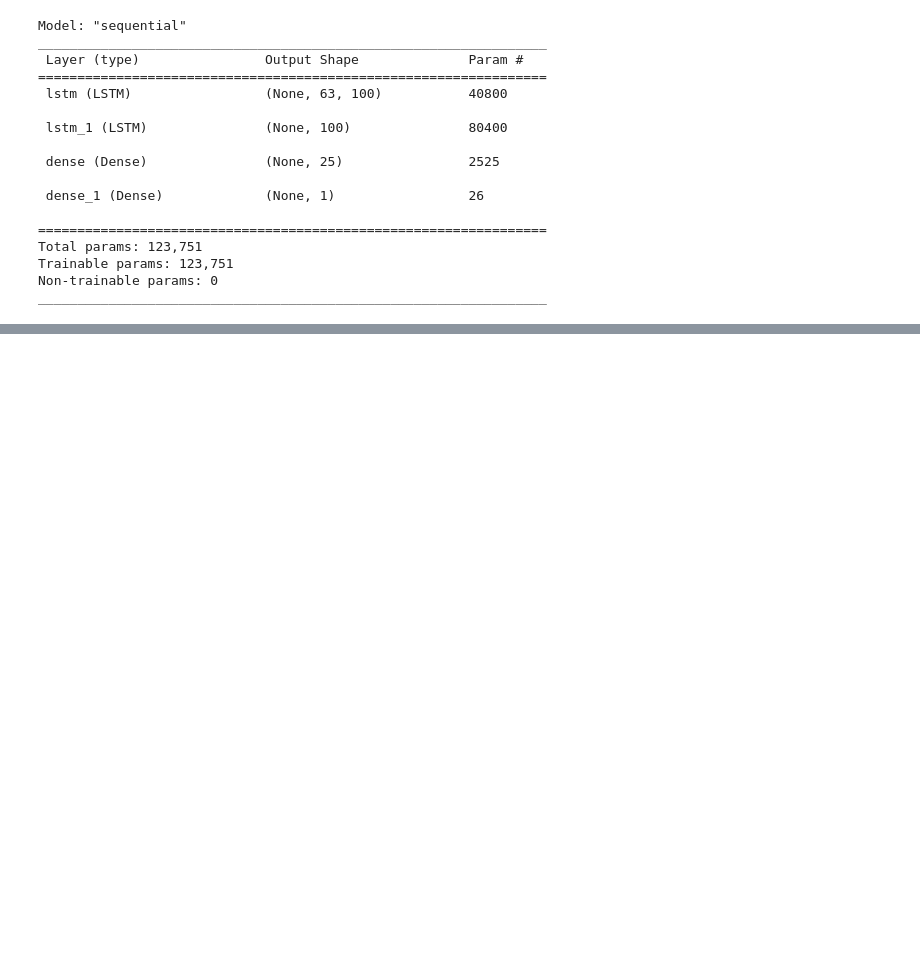
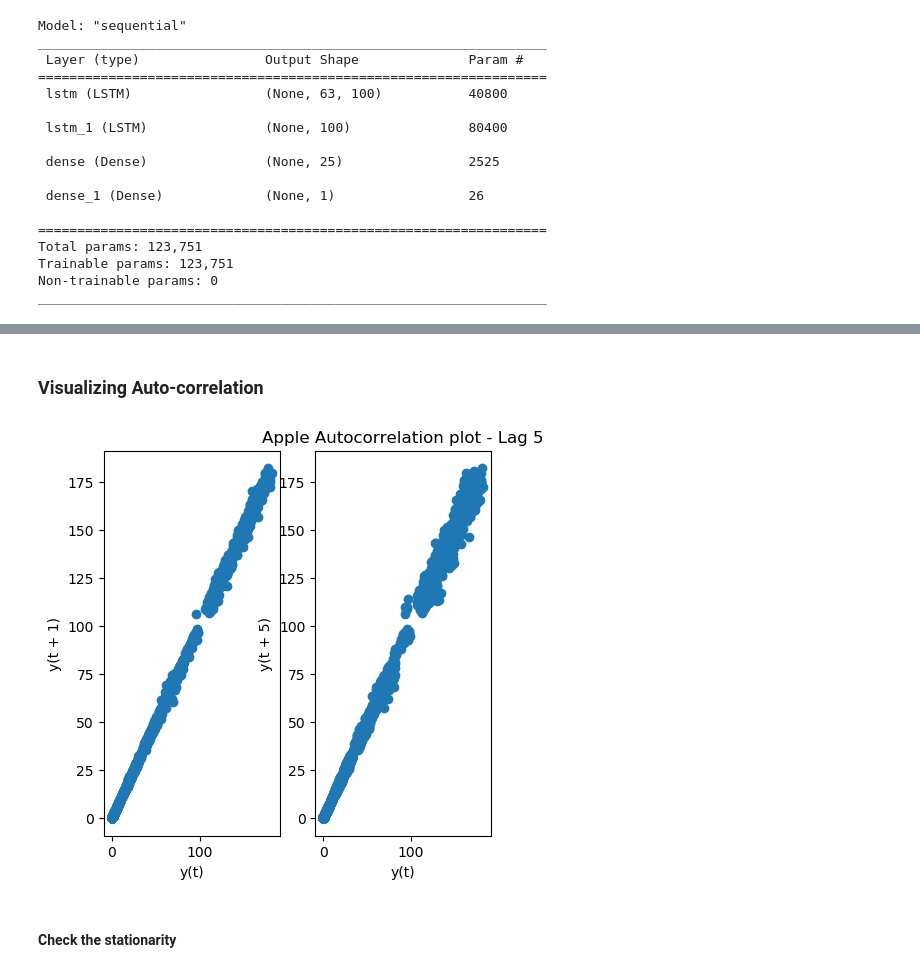
Before and after one commit to rubenren/DataSets, a Jupyter notebook: Model Testing.ipynb, the cells around one changed output, grey strips where cells are left out. Cells and saved outputs as stored; diff of their text form; code cells hidden in the pictures; blank space fills up the shorter version.

```diff
--- a/Model Testing.ipynb
+++ b/Model Testing.ipynb
@@ -196,0 +251,16 @@ get_best_model()
+# %% [markdown]
+### Visualizing Auto-correlation
+# %%
+from pandas.plotting import lag_plot
+
+fig, ax = plt.subplots(1, 2, figsize=(5,5))
+
+lag_plot(df['Close'], lag=1, ax=ax[0])
+plt.title('Apple Autocorrelation plot - Lag 1')
+
+lag_plot(df['Close'], lag=5, ax=ax[1])
+plt.title('Apple Autocorrelation plot - Lag 5');
+# %% [output]
+[figure, added]
+# %% [markdown]
+#### Check the stationarity
```
Also changed, not shown: parts of 39 cells of this notebook.
